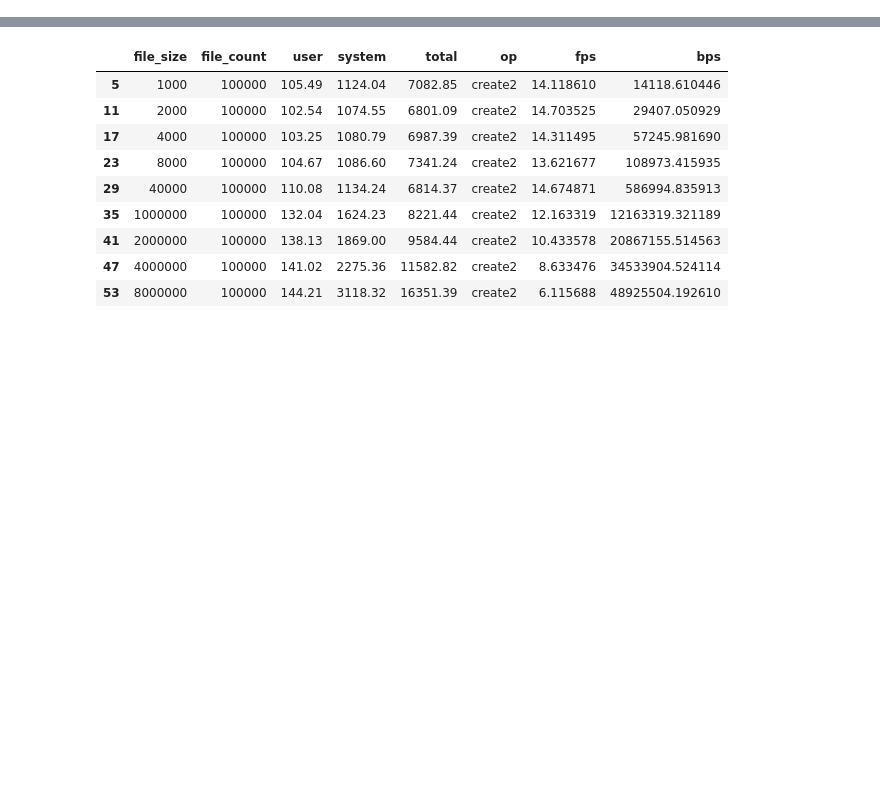
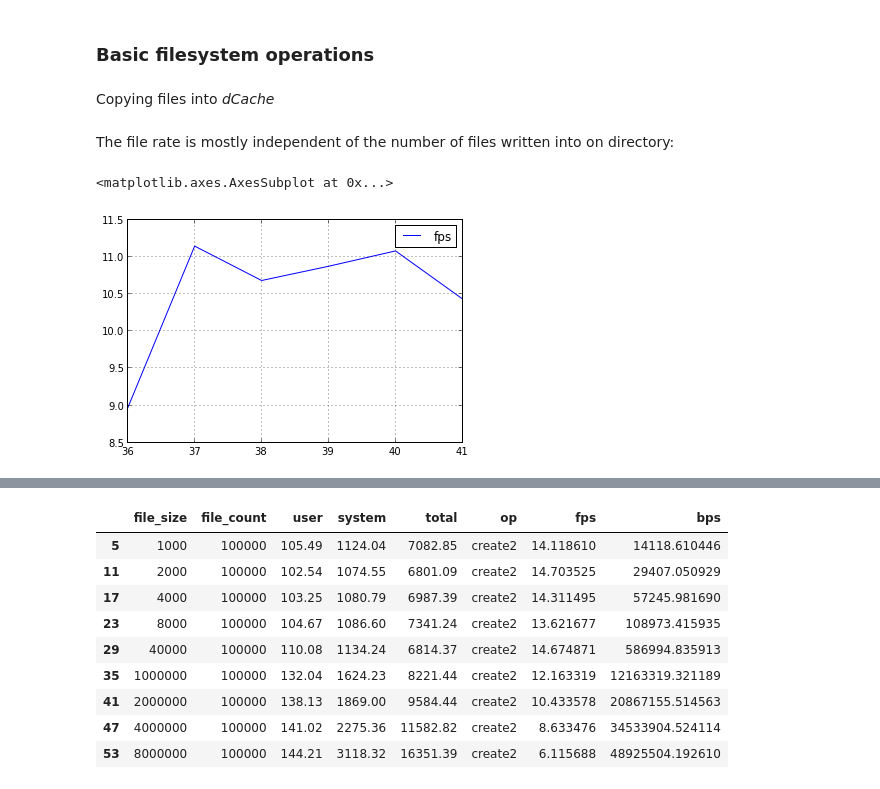
Before and after one commit to svemeyer/SmallFiles, a Jupyter notebook: src/ipy/SmallFiles.ipynb, the cells around one changed output, grey strips where cells are left out. Drawn from its saved outputs; the diff is of its cells as text; code cells hidden in the pictures; blank space fills up the shorter version.

```diff
--- a/src/ipy/SmallFiles.ipynb
+++ b/src/ipy/SmallFiles.ipynb
@@ -760,0 +122,24 @@ Sometimes dCache refuses to accept more files for a couple of seconds
+# %%
+create1res = pd.io.parsers.read_csv('create.csv', header=0)
+create2res = pd.io.parsers.read_csv('create2.csv', header=0)
+createres = create2res
+findres = pd.io.parsers.read_csv('find2.csv',header=0)
+lsres = pd.io.parsers.read_csv('ls2.csv', header=0)
+statres = pd.io.parsers.read_csv('stat2.csv', header=0)
+writeres = pd.io.parsers.read_csv('write2.csv', header=0)
+readres = pd.io.parsers.read_csv('read2.csv', header=0)
+# pathofres = pd.io.parsers.read_csv('pathof.csv', header=0)
+# tarres = ps.io.parsers.read_csv('tar.csv', header=0)
+# zipres = ps.io.parsers.read_csv('zip.csv', header=0)
+
+results = { 'create' : createres, 'find' : findres, 'ls' : lsres, 'stat' : statres, 'write' : writeres, 'read' : readres }
+
+for op in results.keys():
+    df = results[op]
+    df['op'] = op
+    df['fps'] = df['file_count'] / df['total']
+    df['bps'] = df['fps'] * df['file_size']
+    results[op] = df
+
+allres = pd.concat(results.values())
+allres.describe
@@ -760,0 +159,13 @@ Sometimes dCache refuses to accept more files for a couple of seconds
+# %% [markdown]
+### Basic filesystem operations
+# %% [markdown]
+Copying files into <em>dCache</em>
+# %%
+createres = allres[allres.op == 'create']
+# %% [markdown]
+The file rate is mostly independent of the number of files written into on directory:
+# %%
+createres[createres.file_size == 2000000][['fps']].plot()
+# %% [output]
+<matplotlib.axes.AxesSubplot at 0x...>
+[figure, added]
```
Also changed, not shown: parts of 58 cells of this notebook.
